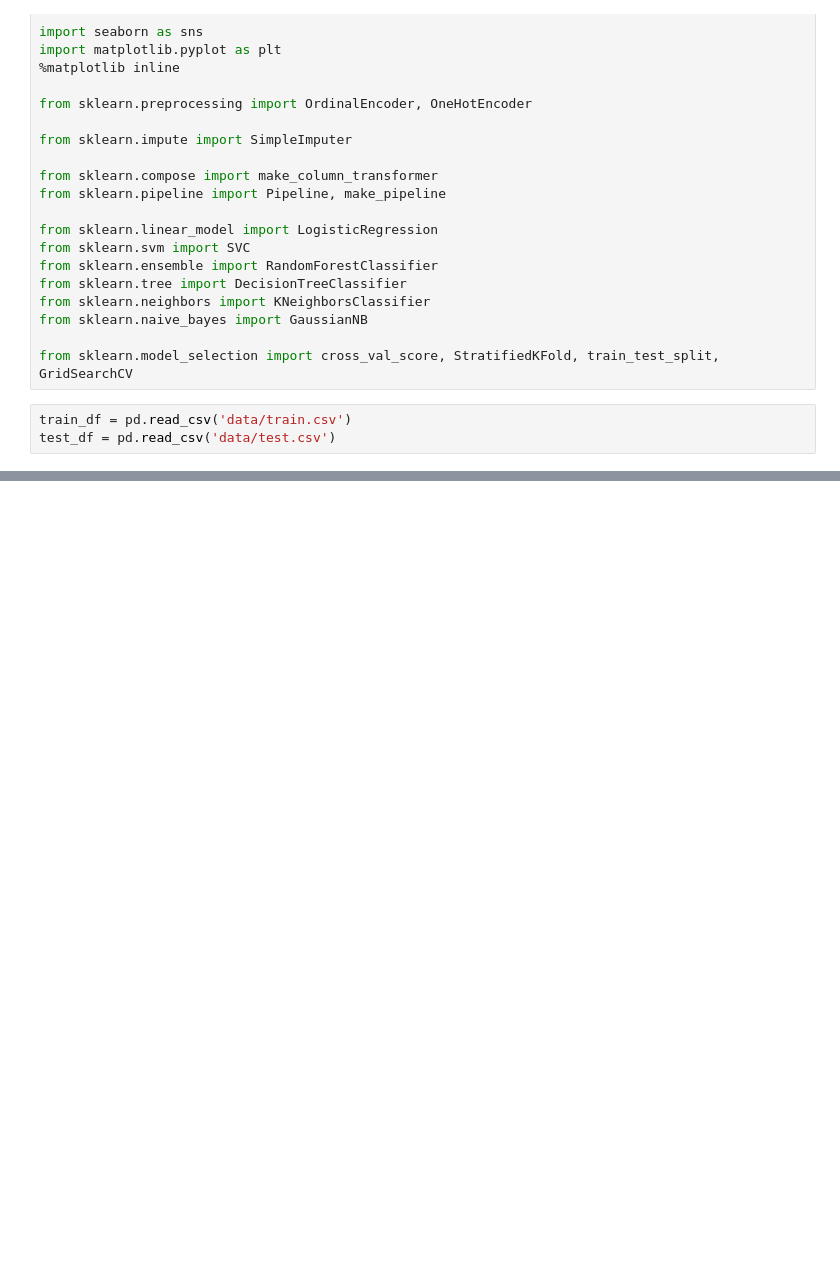
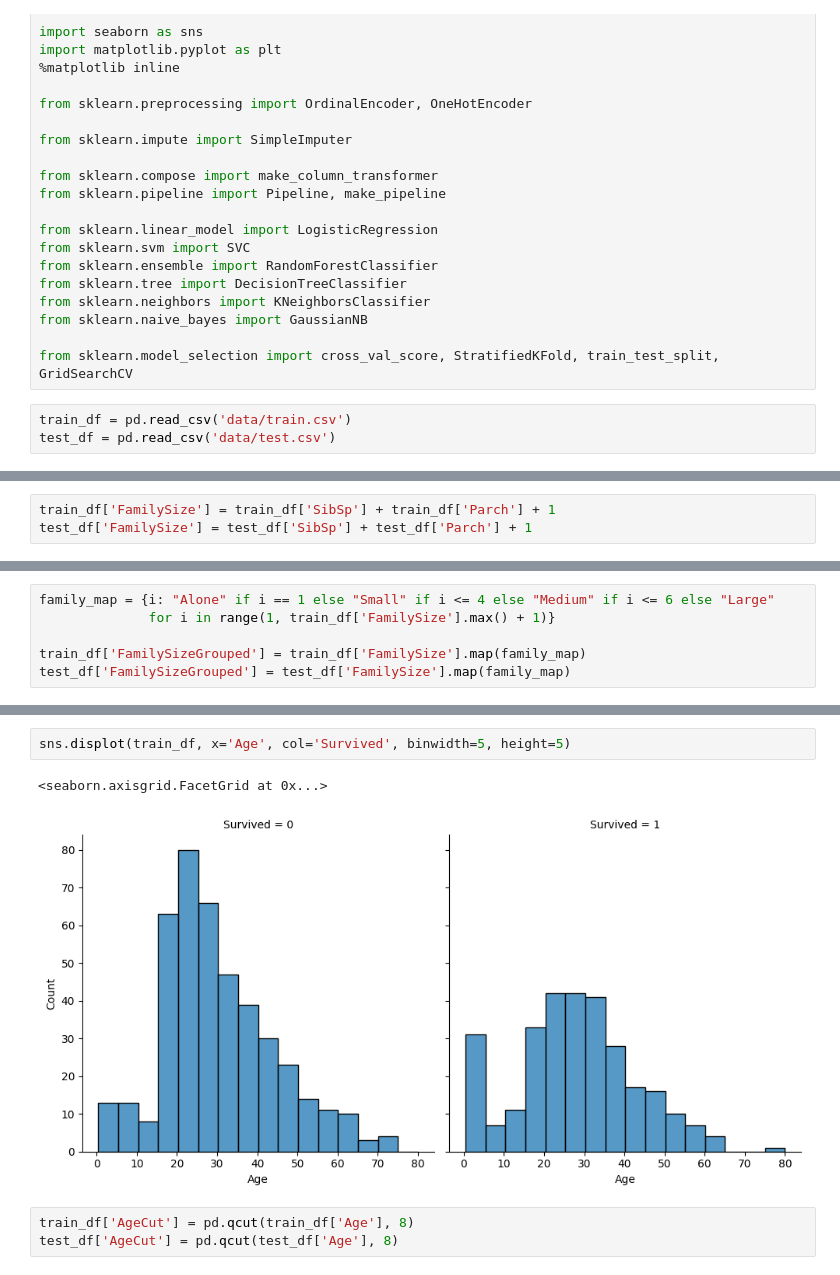
Before and after one commit to MariuszGodl/Kaggle_Titanic, a Jupyter notebook: Titanic.ipynb, the cells around one changed output, grey strips where cells are left out. Saved outputs shown, nothing was run; the diff lists cells and outputs as text; blank space fills up the shorter version.

```diff
--- a/Titanic.ipynb
+++ b/Titanic.ipynb
@@ -37,0 +117,3 @@ train_df.info()
+# %%
+train_df['FamilySize'] = train_df['SibSp'] + train_df['Parch'] + 1
+test_df['FamilySize'] = test_df['SibSp'] + test_df['Parch'] + 1
@@ -37,0 +133,6 @@ train_df.info()
+# %%
+family_map = {i: "Alone" if i == 1 else "Small" if i <= 4 else "Medium" if i <= 6 else "Large"
+              for i in range(1, train_df['FamilySize'].max() + 1)}
+
+train_df['FamilySizeGrouped'] = train_df['FamilySize'].map(family_map)
+test_df['FamilySizeGrouped'] = test_df['FamilySize'].map(family_map)
@@ -37,0 +155,8 @@ train_df.info()
+# %%
+sns.displot(train_df, x='Age', col='Survived', binwidth=5, height=5)
+# %% [output]
+<seaborn.axisgrid.FacetGrid at 0x...>
+[figure, added]
+# %%
+train_df['AgeCut'] = pd.qcut(train_df['Age'], 8)
+test_df['AgeCut'] = pd.qcut(test_df['Age'], 8)
```
Also changed, not shown: parts of 19 cells of this notebook, 1 other file.
